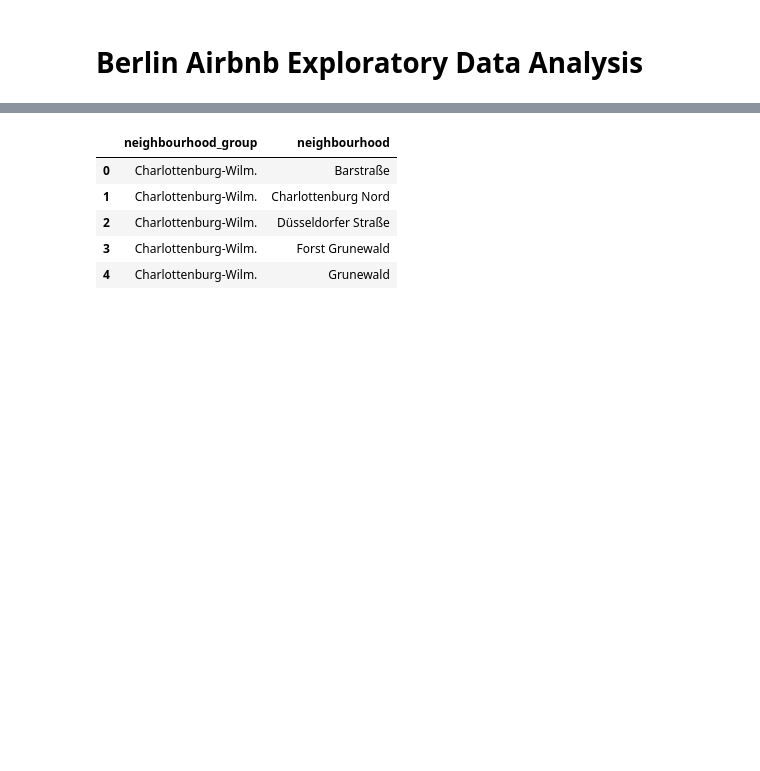
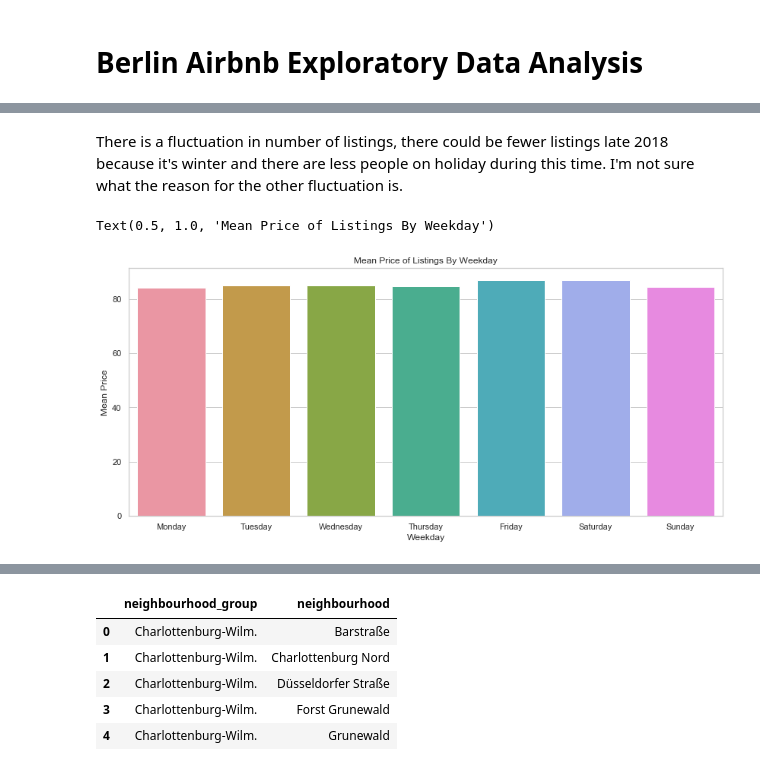
Before and after one commit to nickhill97/berlin_airbnb, a Jupyter notebook: notebooks/eda.ipynb, the cells around one changed output, grey strips where cells are left out. Drawn from its saved outputs; the diff is of its cells as text; code cells hidden in the pictures; blank space fills up the shorter version.

```diff
--- a/notebooks/eda.ipynb
+++ b/notebooks/eda.ipynb
@@ -481,0 +145,13 @@ dtype: int64
+# %% [markdown]
+There is a fluctuation in number of listings, there could be fewer listings late 2018 because it's winter and there are less people on holiday during this time. I'm not sure what the reason for the other fluctuation is.
+# %%
+price_by_weekday = calendar.groupby('Weekday').mean()['Price ($)']
+weekdays = ["Monday", "Tuesday", "Wednesday", "Thursday", "Friday", "Saturday", "Sunday"]
+plt.figure(figsize=(14,6))
+sns.barplot(x=weekdays, y=price_by_weekday.values)
+plt.xlabel('Weekday')
+plt.ylabel('Mean Price')
+plt.title('Mean Price of Listings By Weekday')
+# %% [output]
+Text(0.5, 1.0, 'Mean Price of Listings By Weekday')
+[figure, added]
```
Also changed, not shown: parts of 418 cells of this notebook.
